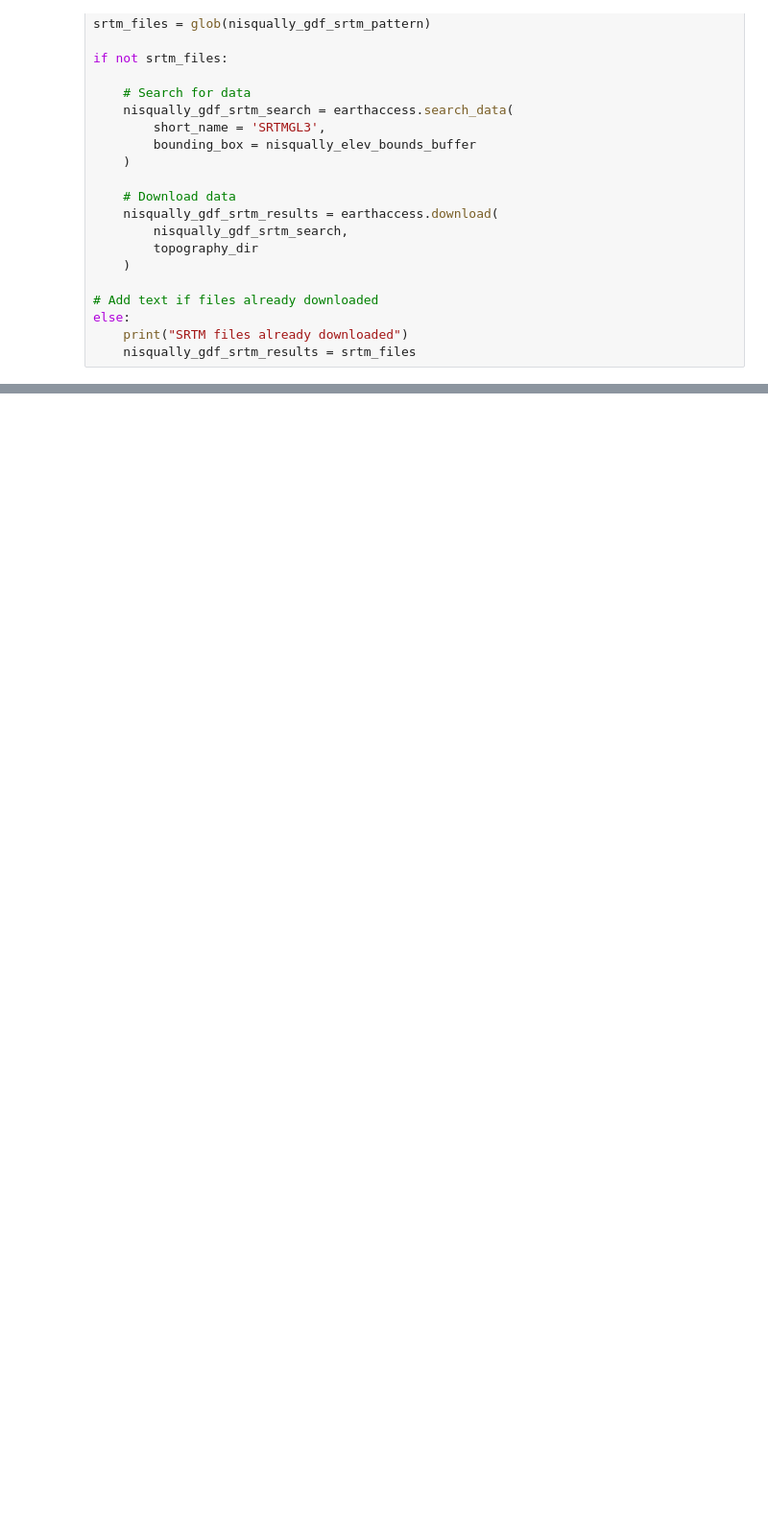
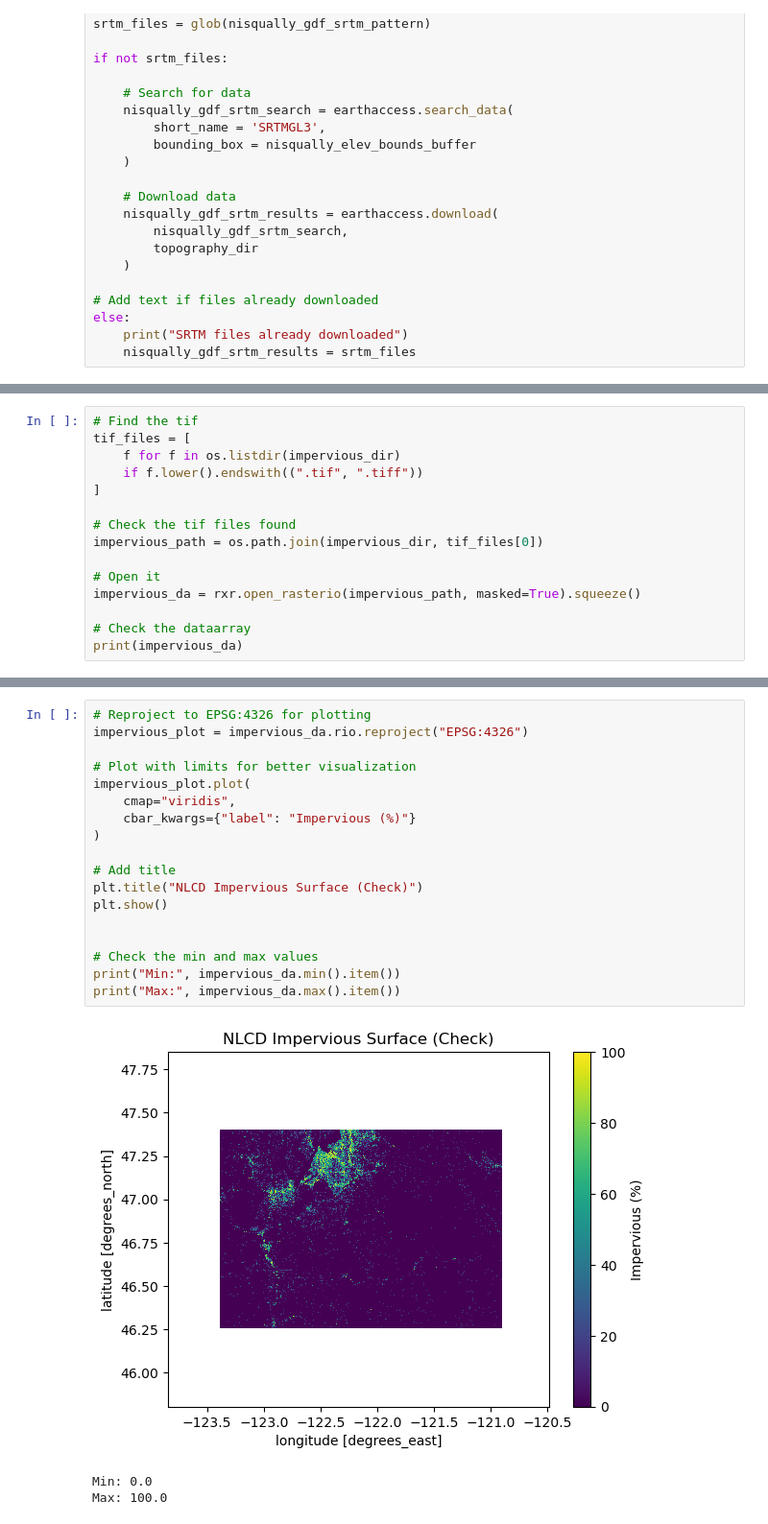
Before and after one commit to nym-veach/surface-runoff-susceptibility-model, a Jupyter notebook: notebooks/01-download-data.ipynb, the cells around one changed output, grey strips where cells are left out. Shown at 96% size. Saved outputs shown, nothing was run; the diff lists cells and outputs as text; blank space fills up the shorter version.

```diff
--- a/notebooks/01-download-data.ipynb
+++ b/notebooks/01-download-data.ipynb
@@ -242,0 +326,15 @@ else:
+# %%
+# Find the tif
+tif_files = [
+    f for f in os.listdir(impervious_dir)
+    if f.lower().endswith((".tif", ".tiff"))
+]
+
+# Check the tif files found
+impervious_path = os.path.join(impervious_dir, tif_files[0])
+
+# Open it
+impervious_da = rxr.open_rasterio(impervious_path, masked=True).squeeze()
+
+# Check the dataarray
+print(impervious_da)
@@ -242,0 +358,22 @@ else:
+# %%
+# Reproject to EPSG:4326 for plotting
+impervious_plot = impervious_da.rio.reproject("EPSG:4326")
+
+# Plot with limits for better visualization
+impervious_plot.plot(
+    cmap="viridis",
+    cbar_kwargs={"label": "Impervious (%)"}
+)
+
+# Add title
+plt.title("NLCD Impervious Surface (Check)")
+plt.show()
+
+
+# Check the min and max values
+print("Min:", impervious_da.min().item())
+print("Max:", impervious_da.max().item())
+# %% [output]
+[figure, added]
+Min: 0.0
+Max: 100.0
```
Also changed, not shown: parts of 12 cells of this notebook.
